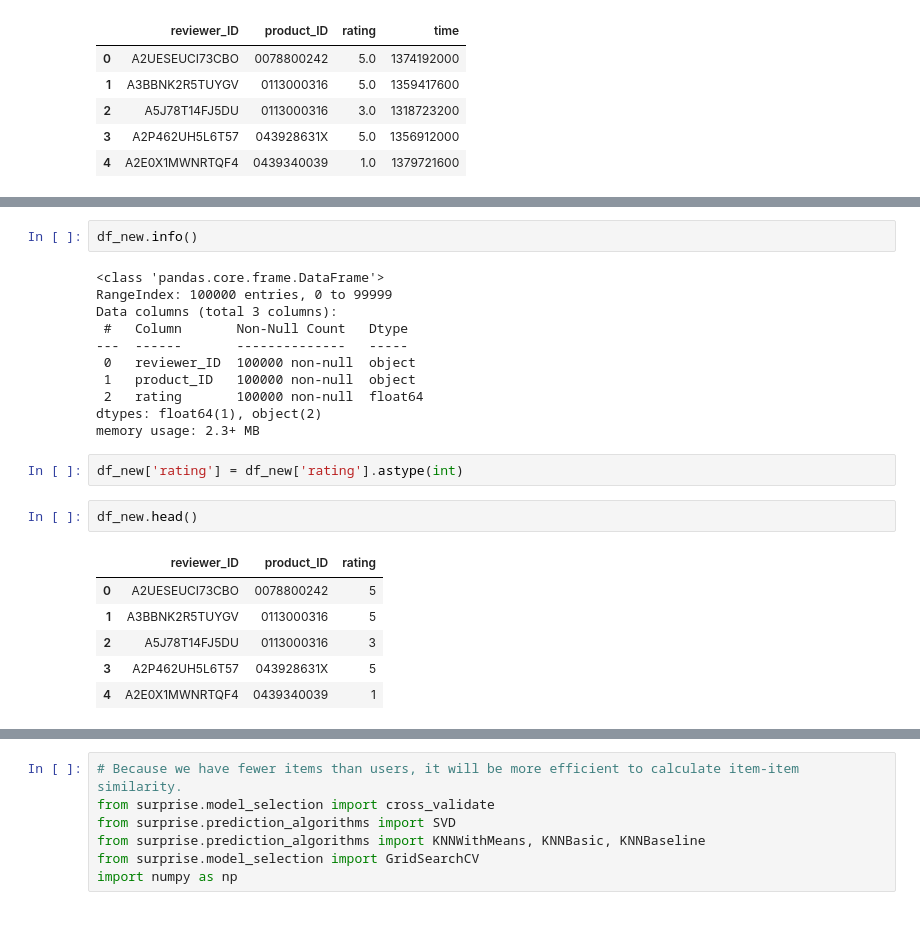
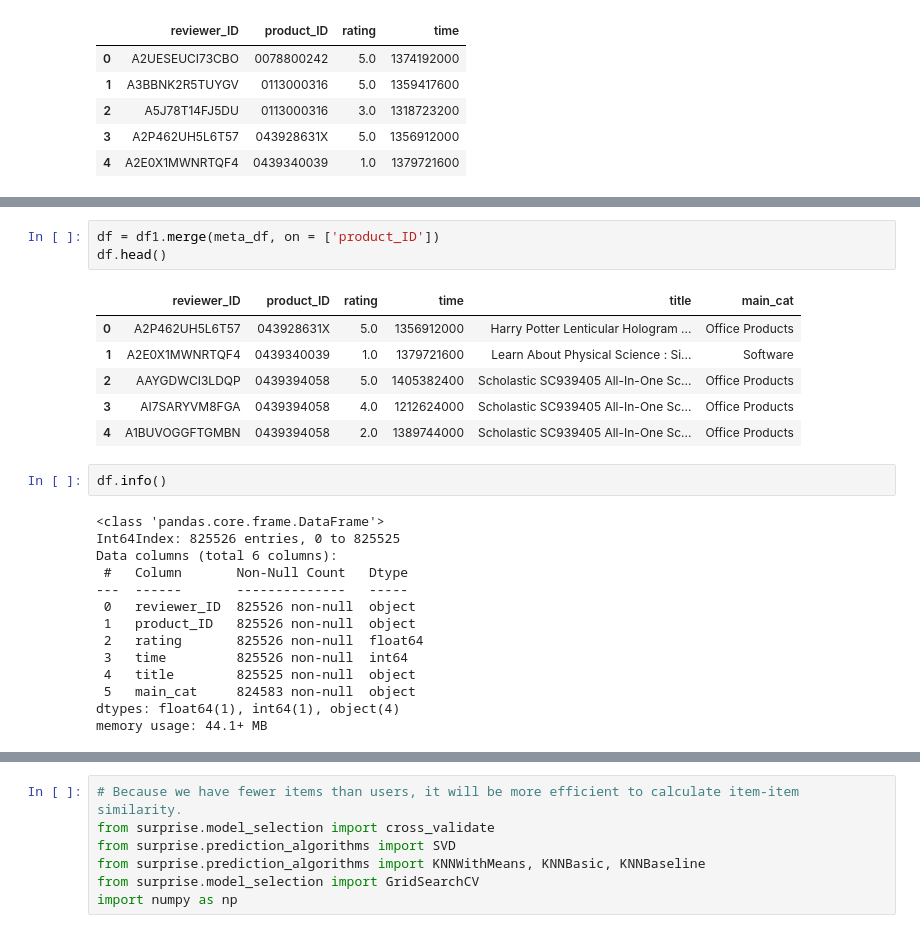
Before and after one commit to VolhaP87/Office_Supplies_Recommendation_System, a Jupyter notebook: Untitled.ipynb, the cells around one changed output, grey strips where cells are left out. Cells and saved outputs as stored; diff of their text form.

```diff
--- a/Untitled.ipynb
+++ b/Untitled.ipynb
@@ -33,24 +42,26 @@ df_new.head()
+# %%
+df = df1.merge(meta_df, on = ['product_ID'])
+df.head()
+# %% [output]
+|  | reviewer_ID | product_ID | rating | time | title | main_cat |
+| 0 | A2P462UH5L6T57 | 043928631X | 5.0 | 1356912000 | Harry Potter Lenticular Hologram ... | Office Products |
+| 1 | A2E0X1MWNRTQF4 | 0439340039 | 1.0 | 1379721600 | Learn About Physical Science : Si... | Software |
+| 2 | AAYGDWCI3LDQP | 0439394058 | 5.0 | 1405382400 | Scholastic SC939405 All-In-One Sc... | Office Products |
+| 3 | AI7SARYVM8FGA | 0439394058 | 4.0 | 1212624000 | Scholastic SC939405 All-In-One Sc... | Office Products |
+| 4 | A1BUVOGGFTGMBN | 0439394058 | 2.0 | 1389744000 | Scholastic SC939405 All-In-One Sc... | Office Products |
 # %%
-df_new.info()
+df.info()
 # %% [output]
 <class 'pandas.core.frame.DataFrame'>
-RangeIndex: 100000 entries, 0 to 99999
-Data columns (total 3 columns):
+Int64Index: 825526 entries, 0 to 825525
+Data columns (total 6 columns):
  #   Column       Non-Null Count   Dtype
 ---  ------       --------------   -----
- 0   reviewer_ID  100000 non-null  object
- 1   product_ID   100000 non-null  object
- 2   rating       100000 non-null  float64
-dtypes: float64(1), object(2)
-memory usage: 2.3+ MB
+ 0   reviewer_ID  825526 non-null  object
+ 1   product_ID   825526 non-null  object
+ 2   rating       825526 non-null  float64
+ 3   time         825526 non-null  int64
+ 4   title        825525 non-null  object
+ 5   main_cat     824583 non-null  object
+dtypes: float64(1), int64(1), object(4)
+memory usage: 44.1+ MB
-# %%
-df_new['rating'] = df_new['rating'].astype(int)
-# %%
-df_new.head()
-# %% [output]
-|  | reviewer_ID | product_ID | rating |
-| 0 | A2UESEUCI73CBO | 0078800242 | 5 |
-| 1 | A3BBNK2R5TUYGV | 0113000316 | 5 |
-| 2 | A5J78T14FJ5DU | 0113000316 | 3 |
-| 3 | A2P462UH5L6T57 | 043928631X | 5 |
-| 4 | A2E0X1MWNRTQF4 | 0439340039 | 1 |
```
Also changed, not shown: parts of 63 cells of this notebook.
